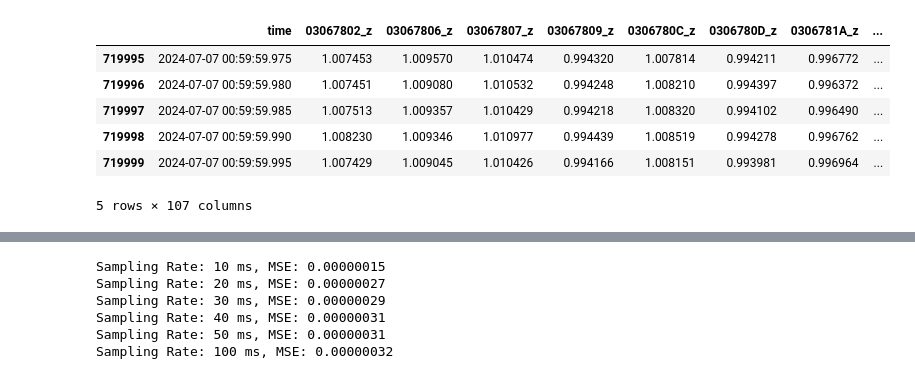
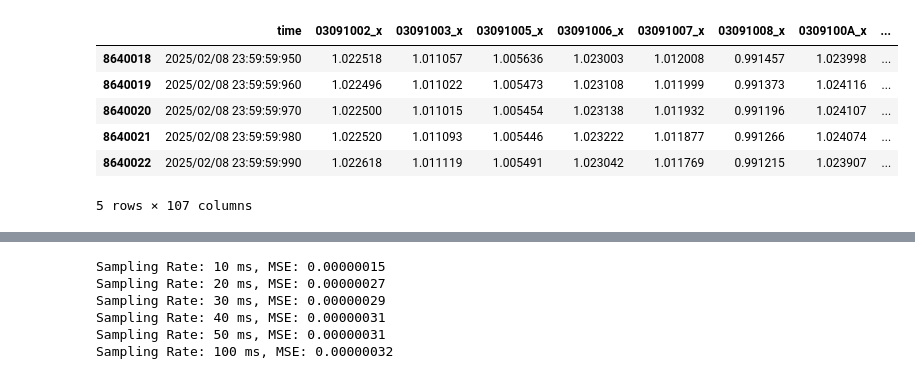
Before and after one commit to Thomas-Lohith/industry_time_series, a Jupyter notebook: MSE_downsampling_rates.ipynb, the cells around one changed output, grey strips where cells are left out. Drawn from its saved outputs; the diff is of its cells as text; code cells hidden in the pictures.

```diff
--- a/MSE_downsampling_rates.ipynb
+++ b/MSE_downsampling_rates.ipynb
@@ -18,16 +18,33 @@ original_df = pd.read_csv(file_path, sep=';')
 original_df['time'] = pd.to_datetime(original_df['time'], format='%Y/%m/%d %H:%M:%S:%f')
 
 #original_df = original_df.set_index('time')
-# %%
-original_df.tail()
-# %% [output]
-|  | time | 03067802_z | 03067806_z | 03067807_z | 03067809_z | 0306780C_z | 0306780D_z | 0306781A_z | ... |
-| 719995 | 2024-07-07 00:59:59.975 | 1.007453 | 1.009570 | 1.010474 | 0.994320 | 1.007814 | 0.994211 | 0.996772 | ... |
-| 719996 | 2024-07-07 00:59:59.980 | 1.007451 | 1.009080 | 1.010532 | 0.994248 | 1.008210 | 0.994397 | 0.996372 | ... |
-| 719997 | 2024-07-07 00:59:59.985 | 1.007513 | 1.009357 | 1.010429 | 0.994218 | 1.008320 | 0.994102 | 0.996490 | ... |
-| 719998 | 2024-07-07 00:59:59.990 | 1.008230 | 1.009346 | 1.010977 | 0.994439 | 1.008519 | 0.994278 | 0.996762 | ... |
-| 719999 | 2024-07-07 00:59:59.995 | 1.007429 | 1.009045 | 1.010426 | 0.994166 | 1.008151 | 0.993981 | 0.996964 | ... |
-5 rows × 107 columns
+# %%
+import pandas as pd
+import polars as pl
+import matplotlib.pyplot as plt
+import matplotlib.dates as mdates
+import numpy as np
+from datetime import datetime
+
+
+
+file_path = '/Users/thomas/Desktop/phd_unipv/Industrial_PhD/Data/20250208/csv_acc/combined_08_02_25.parquet'
+df = pl.read_parquet(file_path)
+
+df = df.to_pandas()
+# %%
+from scipy.interpolate import interp1d
+original_df = df
+
+original_df.tail()
+# %% [output]
+|  | time | 03091002_x | 03091003_x | 03091005_x | 03091006_x | 03091007_x | 03091008_x | 0309100A_x | ... |
+| 8640018 | 2025/02/08 23:59:59:950 | 1.022518 | 1.011057 | 1.005636 | 1.023003 | 1.012008 | 0.991457 | 1.023998 | ... |
+| 8640019 | 2025/02/08 23:59:59:960 | 1.022496 | 1.011022 | 1.005473 | 1.023108 | 1.011999 | 0.991373 | 1.024116 | ... |
+| 8640020 | 2025/02/08 23:59:59:970 | 1.022500 | 1.011015 | 1.005454 | 1.023138 | 1.011932 | 0.991196 | 1.024107 | ... |
+| 8640021 | 2025/02/08 23:59:59:980 | 1.022520 | 1.011093 | 1.005446 | 1.023222 | 1.011877 | 0.991266 | 1.024074 | ... |
+| 8640022 | 2025/02/08 23:59:59:990 | 1.022618 | 1.011119 | 1.005491 | 1.023042 | 1.011769 | 0.991215 | 1.023907 | ... |
+5 rows × 107 columns
 # %%
 
 # Define sampling rates to test (in milliseconds)
```
Also changed, not shown: parts of 2 cells of this notebook, 4 other files.
